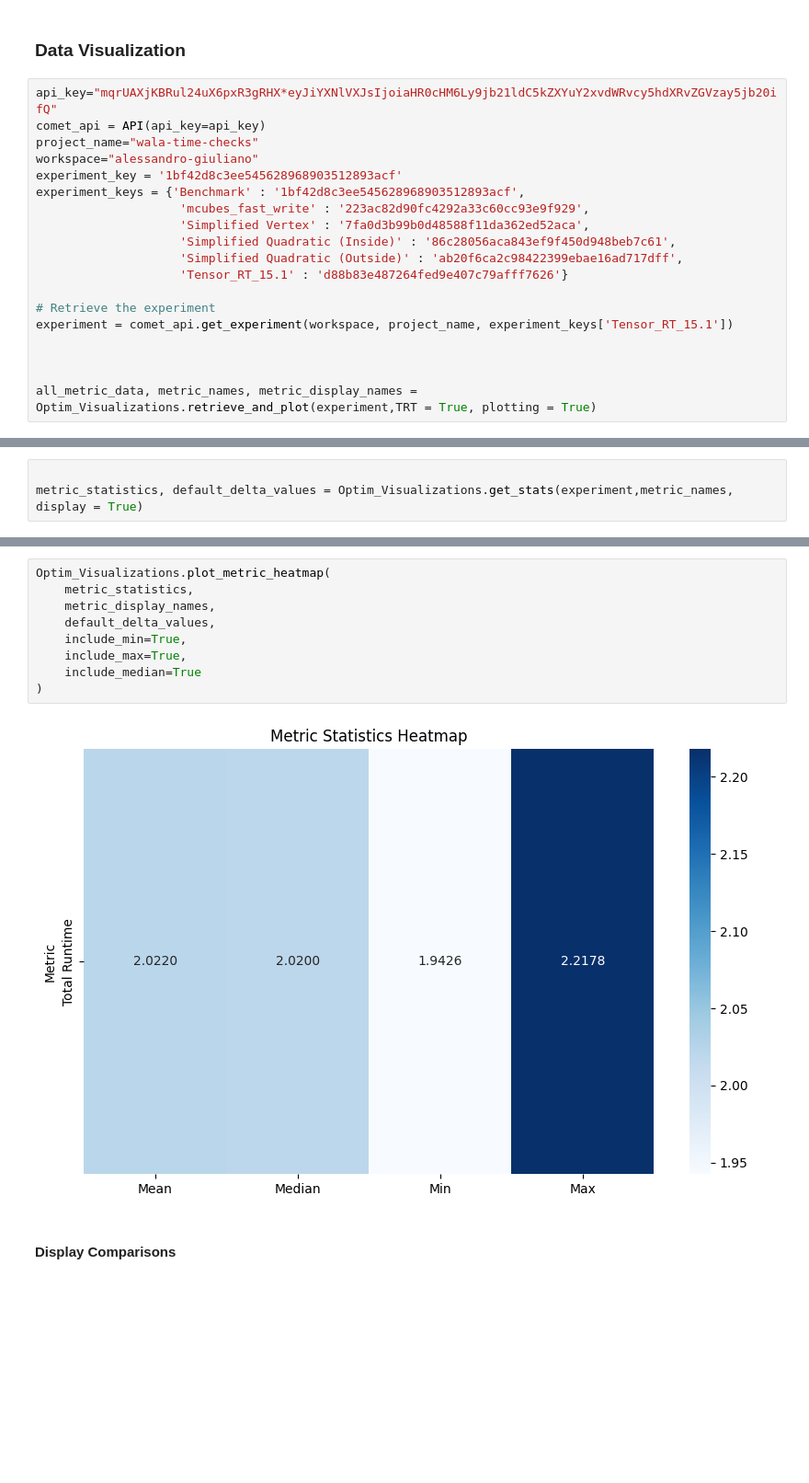
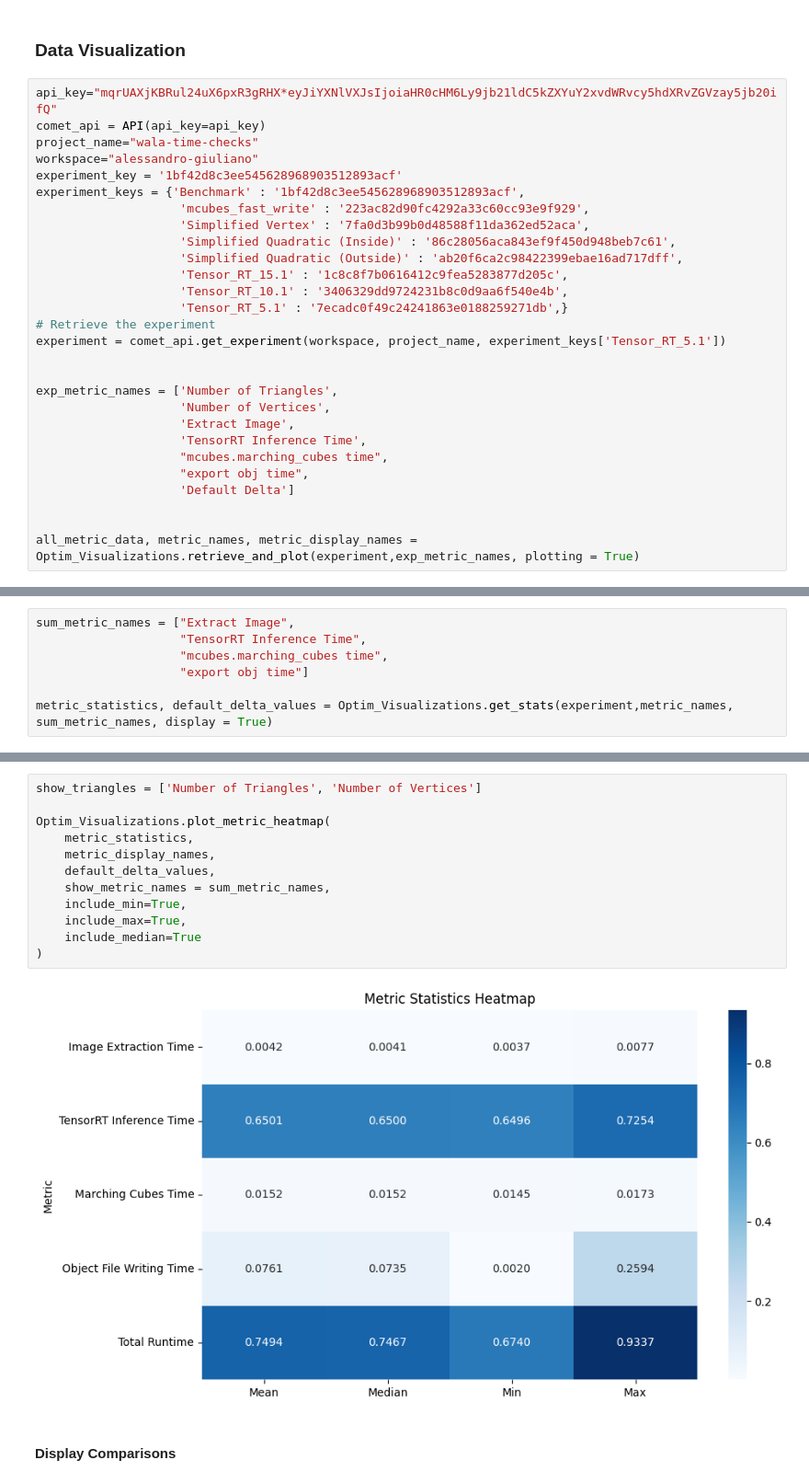
Before and after one commit to AutodeskAILab/WaLa, a Jupyter notebook: Optim/Run.ipynb, the cells around one changed output, grey strips where cells are left out. Shown at 92% size. Saved outputs shown, nothing was run; the diff lists cells and outputs as text; blank space fills up the shorter version.

```diff
--- a/Optim/Run.ipynb
+++ b/Optim/Run.ipynb
@@ -249,12 +523,21 @@ experiment_keys = {'Benchmark' : '1bf42d8c3ee545628968903512893acf',
                     'Simplified Vertex' : '7fa0d3b99b0d48588f11da362ed52aca',
                     'Simplified Quadratic (Inside)' : '86c28056aca843ef9f450d948beb7c61',
                     'Simplified Quadratic (Outside)' : 'ab20f6ca2c98422399ebae16ad717dff',
-                    'Tensor_RT_15.1' : 'd88b83e487264fed9e407c79afff7626'}
-
+                    'Tensor_RT_15.1' : '1c8c8f7b0616412c9fea5283877d205c',
+                    'Tensor_RT_10.1' : '3406329dd9724231b8c0d9aa6f540e4b',
+                    'Tensor_RT_5.1' : '7ecadc0f49c24241863e0188259271db',}
 # Retrieve the experiment
-experiment = comet_api.get_experiment(workspace, project_name, experiment_keys['Tensor_RT_15.1'])
+experiment = comet_api.get_experiment(workspace, project_name, experiment_keys['Tensor_RT_5.1'])
 
 
+exp_metric_names = ['Number of Triangles',
+                    'Number of Vertices',
+                    'Extract Image',
+                    'TensorRT Inference Time',
+                    "mcubes.marching_cubes time",
+                    "export obj time",
+                    'Default Delta']
 
-all_metric_data, metric_names, metric_display_names = Optim_Visualizations.retrieve_and_plot(experiment,TRT = True, plotting = True)
+
+all_metric_data, metric_names, metric_display_names = Optim_Visualizations.retrieve_and_plot(experiment,exp_metric_names, plotting = True)
 # %% [output]
@@ -262,6 +551,10 @@ all_metric_data, metric_names, metric_display_names = Optim_Visualizations.retri
 # %%
+sum_metric_names = ["Extract Image",
+                    "TensorRT Inference Time",
+                    "mcubes.marching_cubes time",
+                    "export obj time"]
 
-metric_statistics, default_delta_values = Optim_Visualizations.get_stats(experiment,metric_names,  display = True)
+metric_statistics, default_delta_values = Optim_Visualizations.get_stats(experiment,metric_names, sum_metric_names, display = True)
 # %% [output]
 Metric Statistics:
 
@@ -274,14 +580,17 @@ Optim_Visualizations.plot_metric_pie(metric_statistics,metric_display_names)
 # %%
+show_triangles = ['Number of Triangles', 'Number of Vertices']
+
 Optim_Visualizations.plot_metric_heatmap(
     metric_statistics,
     metric_display_names,
     default_delta_values,
+    show_metric_names = sum_metric_names,
     include_min=True,
     include_max=True,
     include_median=True
 )
 # %% [output]
-[figure, old version]
+[figure, new version]
 # %% [markdown]
 #### Display Comparisons
 # %%
```
Also changed, not shown: parts of 26 cells of this notebook, 54 other files.
